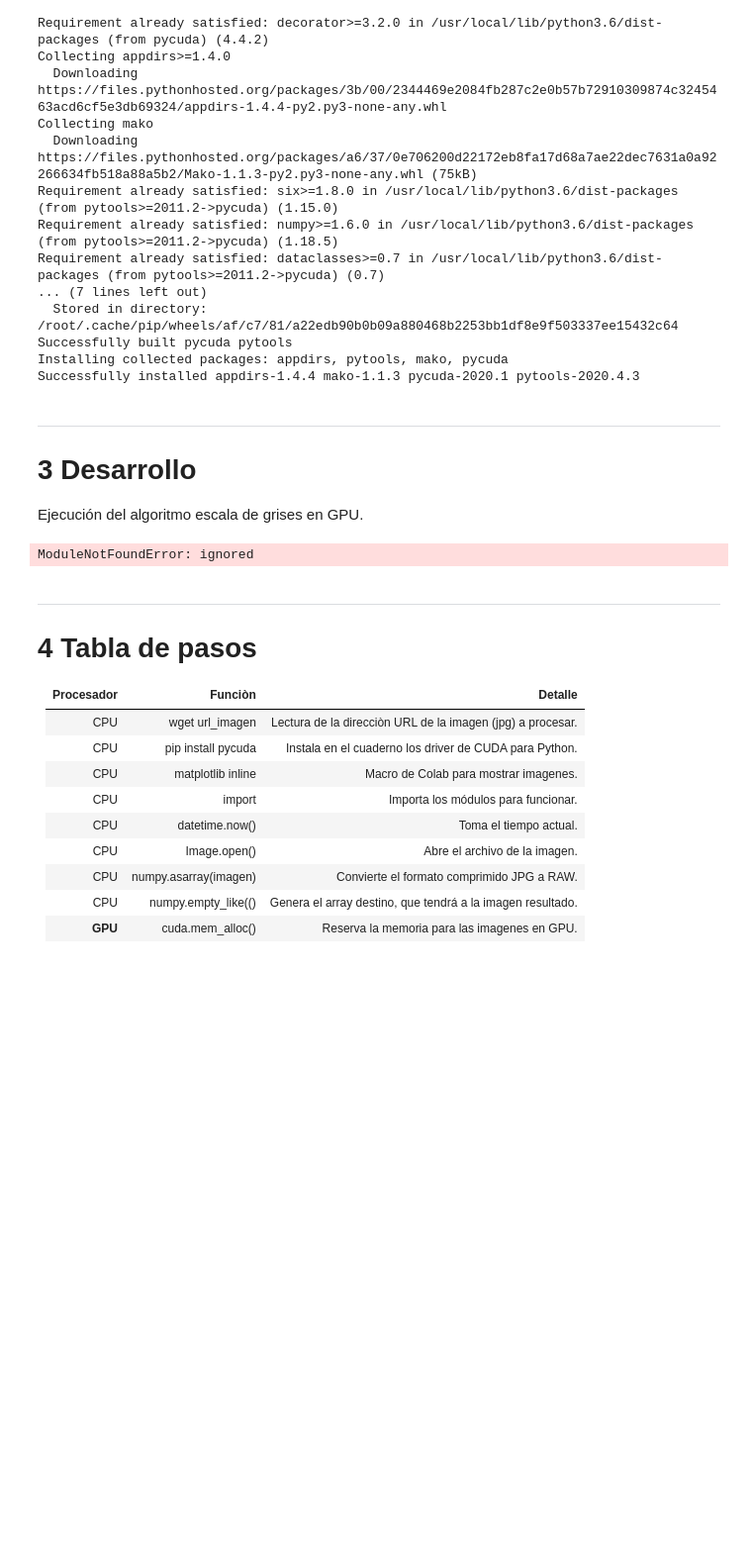
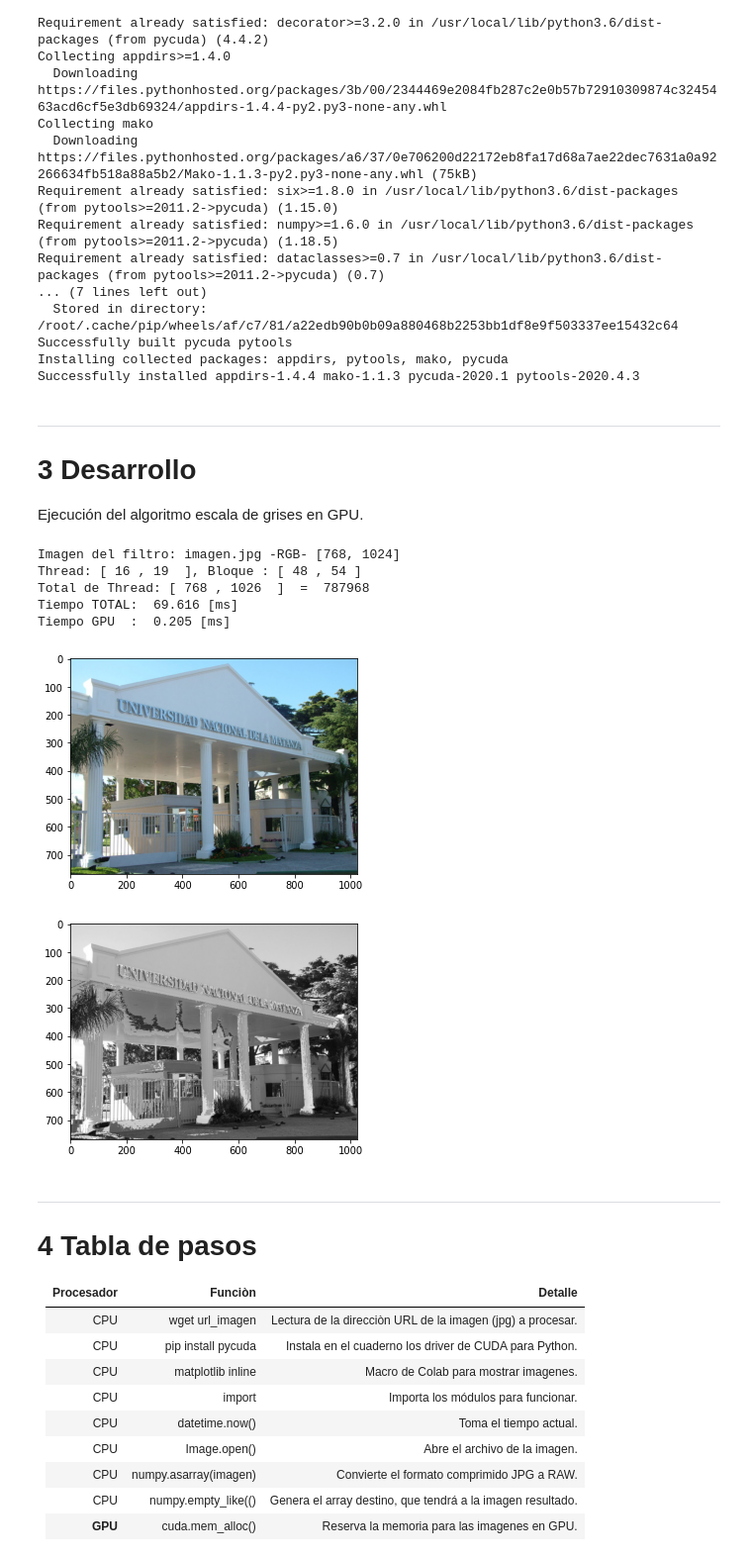
Before and after one commit to wvaliente/SOA_HPC, a Jupyter notebook: Ejercicios/Prueba 2 - Imagen - GPU.ipynb, the cells around one changed output. Shown at 99% size. Cells and saved outputs as stored; diff of their text form; code cells hidden in the pictures; blank space fills up the shorter version.

Commit message:
Cambios menores al tutorial Python. Y lectura correcta del tiempo en milli segundos en los ejercicios.

```diff
--- a/Ejercicios/Prueba 2 - Imagen - GPU.ipynb
+++ b/Ejercicios/Prueba 2 - Imagen - GPU.ipynb
@@ -72,7 +72,7 @@ Ejecución del algoritmo escala de grises en GPU.
 # %%
 %matplotlib inline
 from datetime import datetime
-tiempo_ini_cpu = datetime.now()
+tiempo_total = datetime.now()
 
 import matplotlib.pyplot as plt
 import numpy
@@ -80,6 +80,11 @@ from PIL import Image
 import pycuda.driver as cuda
 import pycuda.autoinit
 from pycuda.compiler import SourceModule
+
+# --------------------------------------------
+# Definición de función que transforma el tiempo en  milisegundos
+tiempo_en_ms = lambda dt:(dt.days * 24 * 60 * 60 + dt.seconds) * 1000 + dt.microseconds / 1000.0
+# --------------------------------------------
 
 img_nombre = 'imagen.jpg'
 image = Image.open( img_nombre )
@@ -127,48 +132,48 @@ __global__ void kernel_img( int ancho, int alto, char *img_O, char *img_R )
 print("Imagen del filtro: " + img_nombre + " -" + image.mode + "- [" + str(img_ancho) + ", " + str(img_alto ) + "]" )
 
 # CPU - Genero la función kernel.
 kernel = module.get_function("kernel_img")
 
-tiempo_ini_gpu = datetime.now()
+tiempo_img = datetime.now()
 
 dim_hilo_x = 16
 dim_bloque_x = numpy.int( (img_ancho+dim_hilo_x-1) / dim_hilo_x )
 
-dim_hilo_y = 16
+dim_hilo_y = 19
 dim_bloque_y = numpy.int( (img_alto+dim_hilo_y-1) / dim_hilo_y )
 
 print( "Thread: [", dim_hilo_x, ",", dim_hilo_y, " ], Bloque : [", dim_bloque_x, ",", dim_bloque_y, "]" )
 print( "Total de Thread: [", dim_hilo_x*dim_bloque_x, ",", dim_hilo_y*dim_bloque_y, " ]", " = ", dim_hilo_x*dim_bloque_x*dim_hilo_y*dim_bloque_y )
-#numpy.int32(Cantidad_N)
-tiempo_ini_gpu = datetime.now()
+
+tiempo_img = datetime.now()
 
 kernel( numpy.int32(img_ancho), numpy.int32(img_alto), img_O_gpu, img_R_gpu, block=( dim_hilo_x, dim_hilo_y, 1 ), grid=(dim_bloque_x, dim_bloque_y,1) )
 
-tiempo_fin_gpu = datetime.now()
+tiempo_img = datetime.now() - tiempo_img
 
 # GPU - Copio el resultado desde la memoria GPU.
 cuda.memcpy_dtoh( img_R_cpu, img_R_gpu )
 
-#cuda.Context.synchronize()
-
-#for x in img_R_cpu[0]:
-#  print( x )
-
 # Muestro la imagen Original el filtro.
-
 plt.figure()
 imgplot=plt.imshow( img_O_cpu )
 
 # Muestro la imagen luego de aplicarle el filtro.
 plt.figure()
 imgplot=plt.imshow( img_R_cpu )
 
-tiempo_fin_cpu = datetime.now()
+tiempo_total = datetime.now() - tiempo_total
 
-print("Tiempo CPU: ", tiempo_fin_cpu.microsecond - tiempo_ini_cpu.microsecond )
-print("Tiempo GPU: ", tiempo_fin_gpu.microsecond - tiempo_ini_gpu.microsecond )
+print("Tiempo TOTAL: ", tiempo_en_ms( tiempo_total ), "[ms]" )
+print("Tiempo GPU  : ", tiempo_en_ms( tiempo_img ), "[ms]" )
 # %% [output]
-ModuleNotFoundError: ignored
+Imagen del filtro: imagen.jpg -RGB- [768, 1024]
+Thread: [ 16 , 19  ], Bloque : [ 48 , 54 ]
+Total de Thread: [ 768 , 1026  ]  =  787968
+Tiempo TOTAL:  69.616 [ms]
+Tiempo GPU  :  0.205 [ms]
+[figure, added]
+[figure, added]
 # %% [markdown]
 ---
 # 4 Tabla de pasos
```
Also changed, not shown: parts of 1 cell of this notebook, 3 other files.
